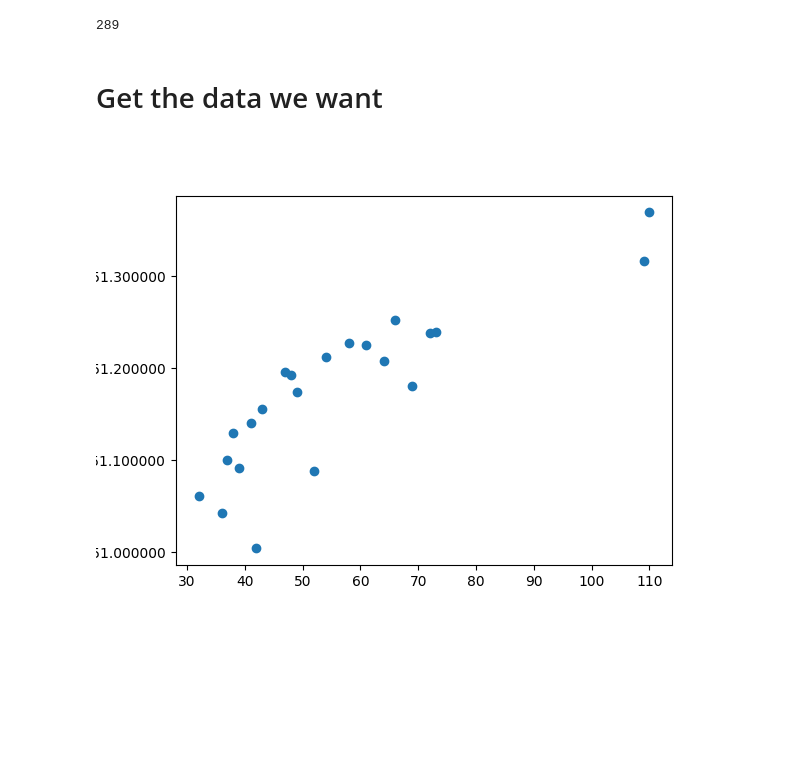
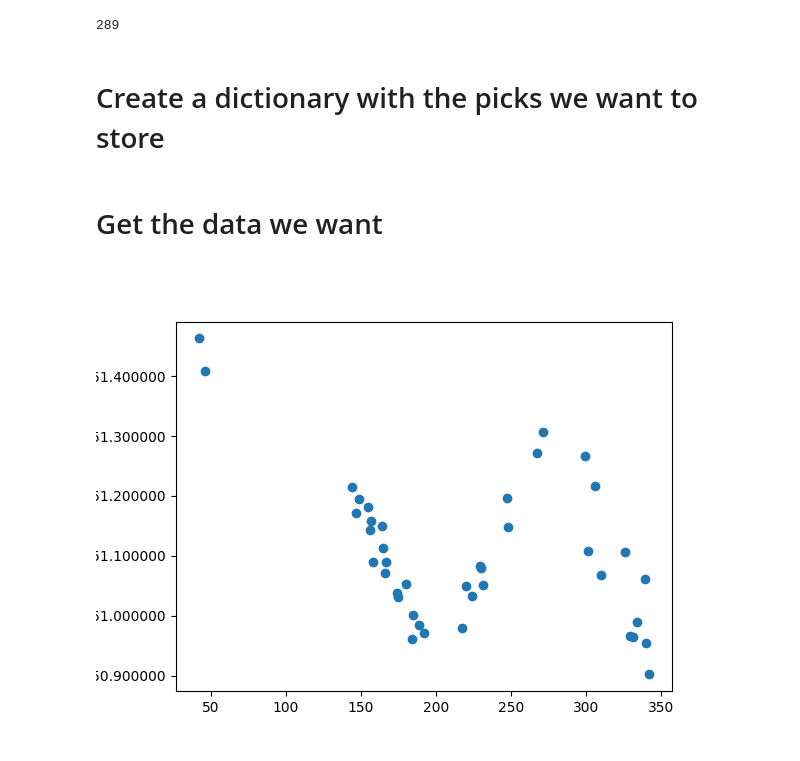
Before and after one commit to johnmorganmanos/Eastwind, a Jupyter notebook: manual_picking.ipynb, the cells around one changed output. Saved outputs shown, nothing was run; the diff lists cells and outputs as text; code cells hidden in the pictures; blank space fills up the shorter version.

Commit message:
some work in plotting and added some manual picks.

```diff
--- a/manual_picking.ipynb
+++ b/manual_picking.ipynb
@@ -421,3 +488,5 @@ grouped_detections_culled = filter_small_events(grouped_detections, 20)
 print(len(grouped_detections_culled))
 # %% [output]
 289
+# %% [markdown]
+# Create a dictionary with the picks we want to store
@@ -426,13 +497,13 @@ print(len(grouped_detections_culled))
 # %%
 ### Pick a specific event to locate
 
-event_num = 262
+event_num = 269
 event_arr = np.asarray(grouped_detections_culled[event_num])
 fig,ax = plt.subplots()
 ax.plot(event_arr[:,0], event_arr[:,1], 'o')
 plt.show()
 # %% [output]
-[figure, old version]
+[figure, new version]
 # %%
 time_to_get = event_arr[:,1][0]
 file_time = time_to_get.strftime('%Y-%m-%d_%H.%M')+'.00_UTC.h5'
```
Also changed, not shown: parts of 10 cells of this notebook, 2 other files.
